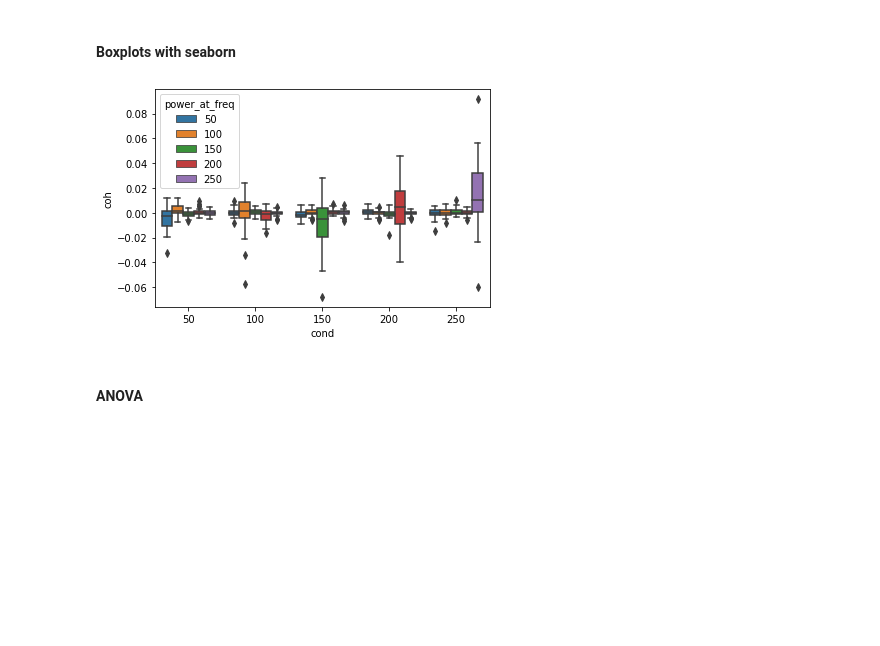
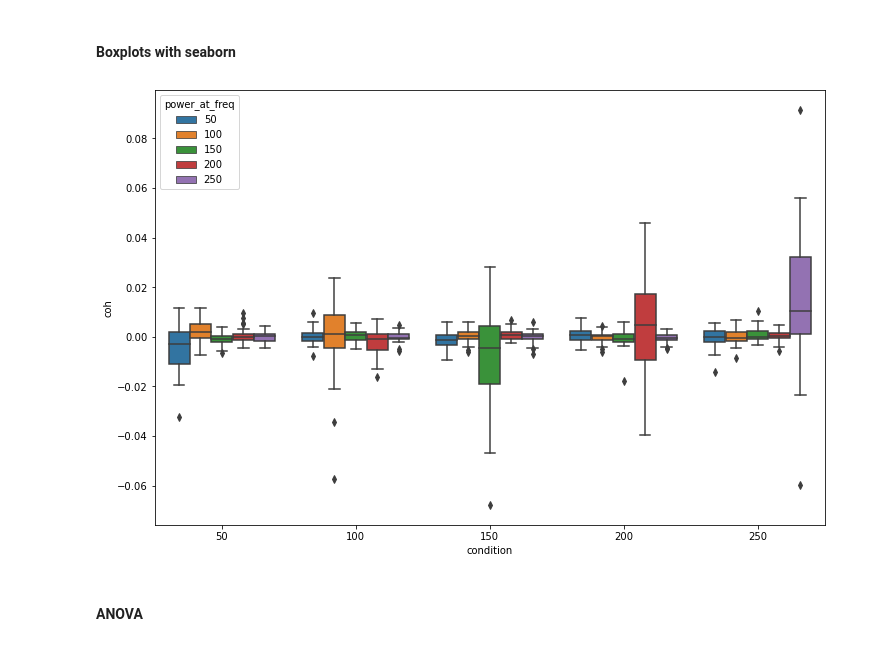
Before and after one commit to letitiayhho/eeg_pitch_tracking, a Jupyter notebook: scripts/coherence_results.ipynb, the cells around one changed output. Cells and saved outputs as stored; diff of their text form; code cells hidden in the pictures; blank space fills up the shorter version.

```diff
--- a/scripts/coherence_results.ipynb
+++ b/scripts/coherence_results.ipynb
@@ -218,19 +228,25 @@ plt.show()
 # %%
 # Pivot into tidy
 imcoh_tidy = imcoh_chan_avg
-imcoh_tidy["cond"] = pd.to_numeric(imcoh_tidy["cond"])
+imcoh_tidy["condition"] = pd.to_numeric(imcoh_tidy["cond"])
 imcoh_tidy = pd.melt(imcoh_tidy,
-                     id_vars = ['sub', 'cond'],
+                     id_vars = ['sub', 'condition'],
                      value_vars=['50', '100', '150', '200', '250'],
                      var_name = 'power_at_freq',
                      value_name = 'coh')
 
-ax = sns.boxplot(x = "cond",
+fig, ax = plt.subplots(figsize=(12, 8))
+ax = sns.boxplot(x = "condition",
                  y = "coh",
                  hue = "power_at_freq",
-                 data = imcoh_tidy)
+                 data = imcoh_tidy,
+                 ax = ax)
+
+# Save
+fig = ax.get_figure()
+fig.savefig('../figs/imaginary_coherence_seaborn.png', dpi = 600)
 # %% [output]
-[figure, old version]
+[figure, new version]
 # %% [markdown]
 #### ANOVA
 # %%
```
Also changed, not shown: parts of 2 cells of this notebook.
